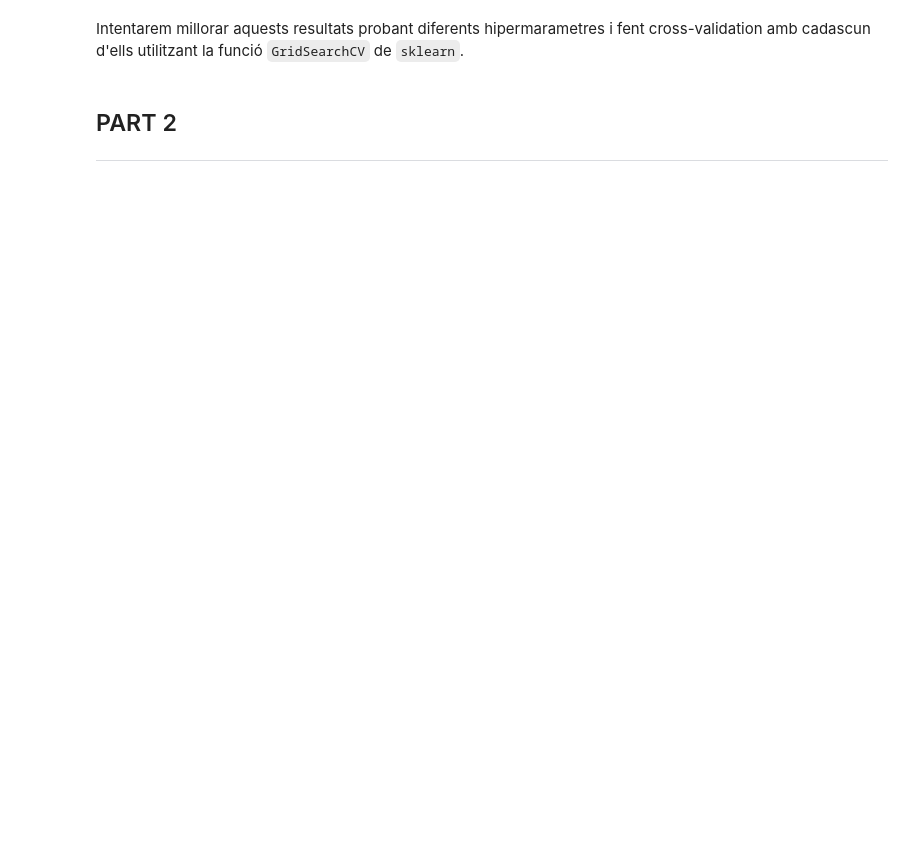
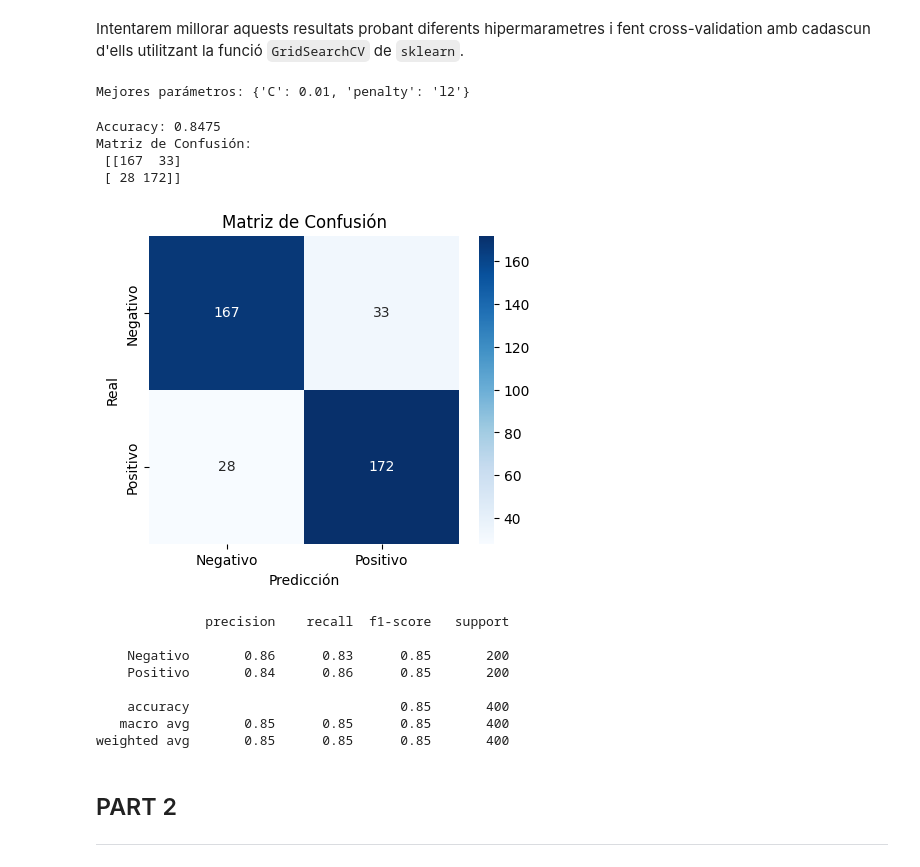
Before and after one commit to 3lsesar/PLH, a Jupyter notebook: OPINION_DETECTOR/opinions.ipynb, the cells around one changed output. Drawn from its saved outputs; the diff is of its cells as text; code cells hidden in the pictures; blank space fills up the shorter version.

Commit message:
Update opinions.ipynb
Confusion + crossval+ gridsearch

```diff
--- a/OPINION_DETECTOR/opinions.ipynb
+++ b/OPINION_DETECTOR/opinions.ipynb
@@ -286,6 +295,71 @@ param_grid = {
     'C': [0.001, 0.01, 0.1, 1, 10, 100],
     'max_iter': [100, 200, 300]
 }
+# %%
+from sklearn.model_selection import GridSearchCV
+
+# Definir la regresión logística
+log_reg = LogisticRegression(max_iter=1000, solver='liblinear')
+
+# Definir la grilla de hiperparámetros
+param_grid = {
+    'C': [0.001, 0.01, 0.1, 1, 10, 100],  # Controla la regularización
+    'penalty': ['l1', 'l2']  # Tipos de penalización (Lasso y Ridge)
+}
+
+# Ejecutar la búsqueda de hiperparámetros con validación cruzada
+grid_search = GridSearchCV(log_reg, param_grid, cv=5, scoring='accuracy', n_jobs=-1)
+grid_search.fit(X_train_final, y_train)
+
+# Obtener los mejores hiperparámetros
+best_params = grid_search.best_params_
+print(f"Mejores parámetros: {best_params}")
+# %% [output]
+Mejores parámetros: {'C': 0.01, 'penalty': 'l2'}
+# %%
+# Entrenar el modelo con los mejores hiperparámetros encontrados
+best_model = LogisticRegression(**best_params, max_iter=1000, solver='liblinear')
+best_model.fit(X_train_final, y_train)
+
+# Hacer predicciones en el conjunto de prueba
+y_pred = best_model.predict(X_test_final)
+# %%
+from sklearn.metrics import accuracy_score, confusion_matrix, classification_report
+import seaborn as sns
+import matplotlib.pyplot as plt
+
+# Calcular precisión
+accuracy = accuracy_score(y_test, y_pred)
+print(f'Accuracy: {accuracy:.4f}')
+
+# Calcular y mostrar la matriz de confusión
+conf_matrix = confusion_matrix(y_test, y_pred)
+print('Matriz de Confusión:\n', conf_matrix)
+
+# Visualizar con heatmap
+plt.figure(figsize=(5,4))
+sns.heatmap(conf_matrix, annot=True, fmt="d", cmap="Blues", xticklabels=['Negativo', 'Positivo'], yticklabels=['Negativo', 'Positivo'])
+plt.xlabel('Predicción')
+plt.ylabel('Real')
+plt.title('Matriz de Confusión')
+plt.show()
+
+# Reporte detallado de métricas
+print(classification_report(y_test, y_pred, target_names=['Negativo', 'Positivo']))
+# %% [output]
+Accuracy: 0.8475
+Matriz de Confusión:
+ [[167  33]
+ [ 28 172]]
+[figure, added]
+              precision    recall  f1-score   support
+
+    Negativo       0.86      0.83      0.85       200
+    Positivo       0.84      0.86      0.85       200
+
+    accuracy                           0.85       400
+   macro avg       0.85      0.85      0.85       400
+weighted avg       0.85      0.85      0.85       400
 # %% [markdown]
 ## PART 2
 ---
```
Also changed, not shown: parts of 4 cells of this notebook.
